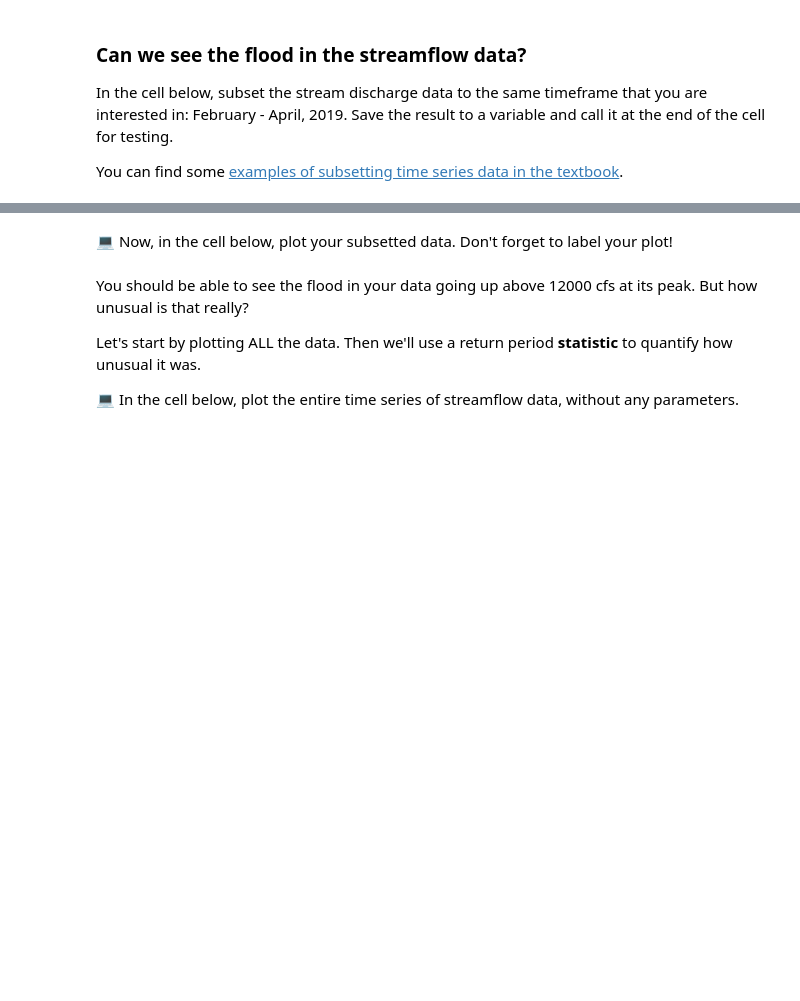
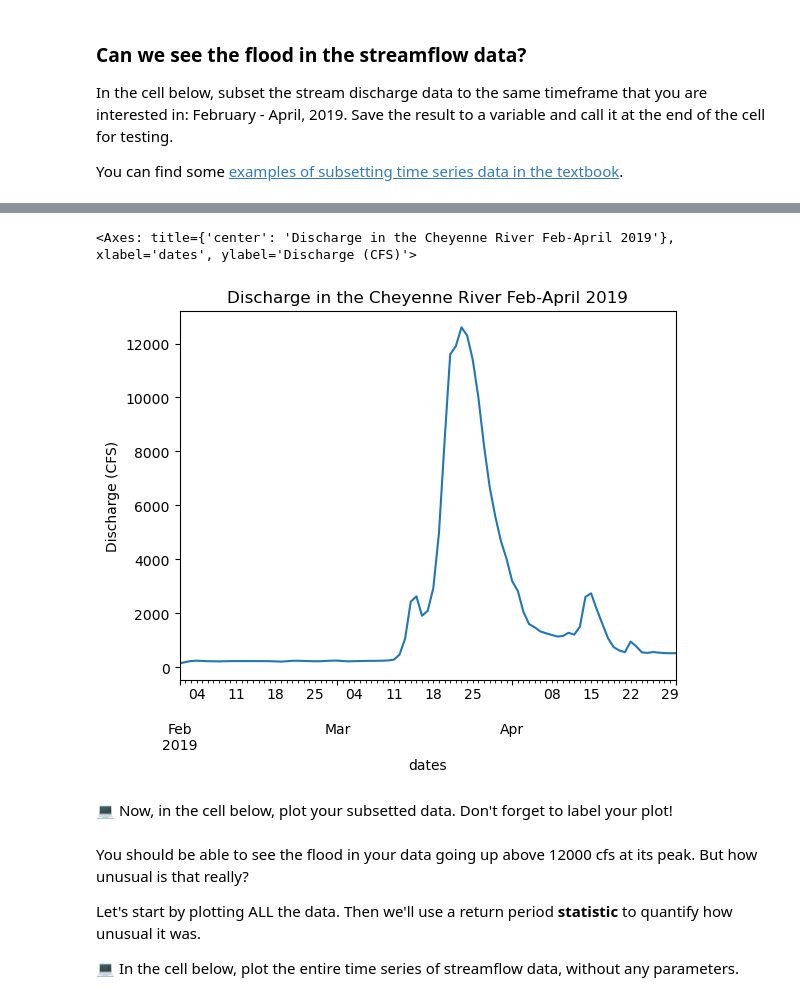
Before and after one commit to cu-esiil-edu/time-series-data-SNyaSanchez, a Jupyter notebook: stars-02-time-series.ipynb, the cells around one changed output, grey strips where cells are left out. Cells and saved outputs as stored; diff of their text form; code cells hidden in the pictures; blank space fills up the shorter version.

```diff
--- a/stars-02-time-series.ipynb
+++ b/stars-02-time-series.ipynb
@@ -425,0 +474,3 @@ raise NotImplementedError()
+# %%
+river_flow2019= river_flow['2019-02-01':'2019-04-30']
+river_flow2019
@@ -426,3 +492,13 @@ raise NotImplementedError()
+# %%
+river_flow2019.plot(
+    y= 'Discharge',
+    ylabel= 'Discharge (CFS)',
+    xlabel= 'dates',
+    legend= False,
+    title= 'Discharge in the Cheyenne River Feb-April 2019')
+# %% [output]
+<Axes: title={'center': 'Discharge in the Cheyenne River Feb-April 2019'}, xlabel='dates', ylabel='Discharge (CFS)'>
+[figure, added]
 # %%
 ans_subset = _
 subset_points = 0
```
Also changed, not shown: parts of 16 cells of this notebook.
